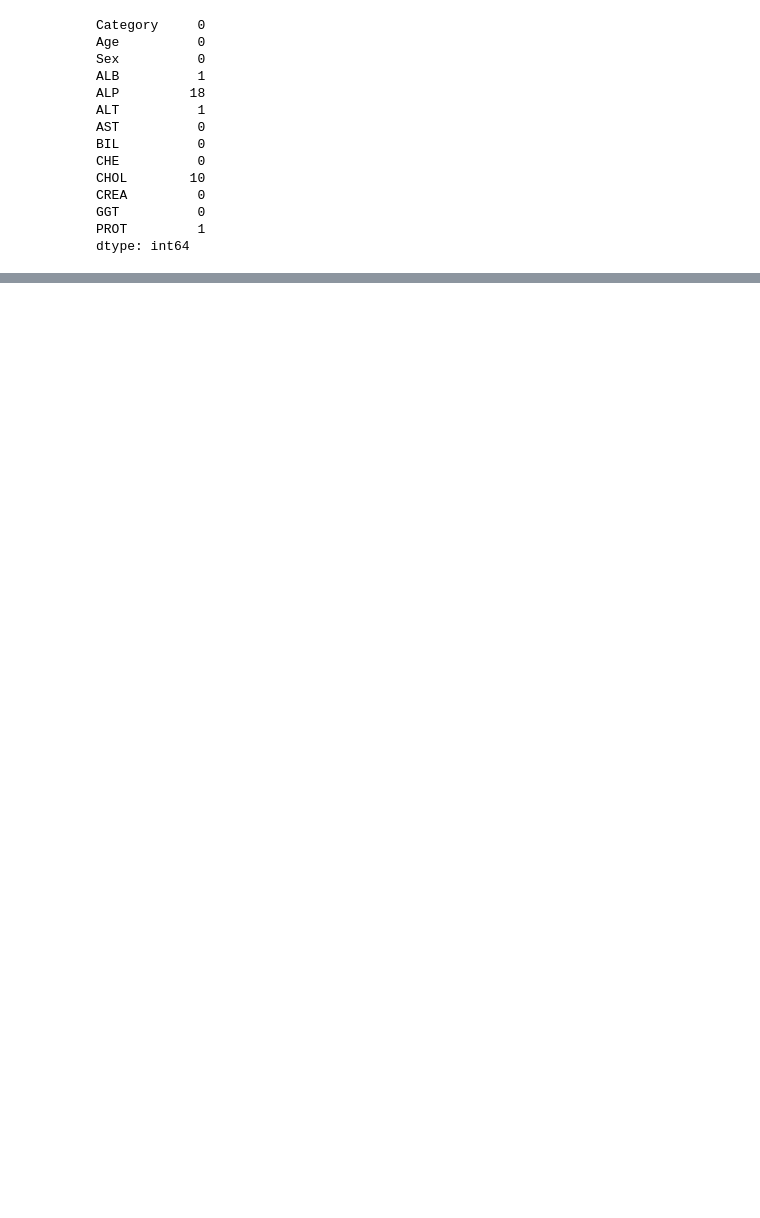
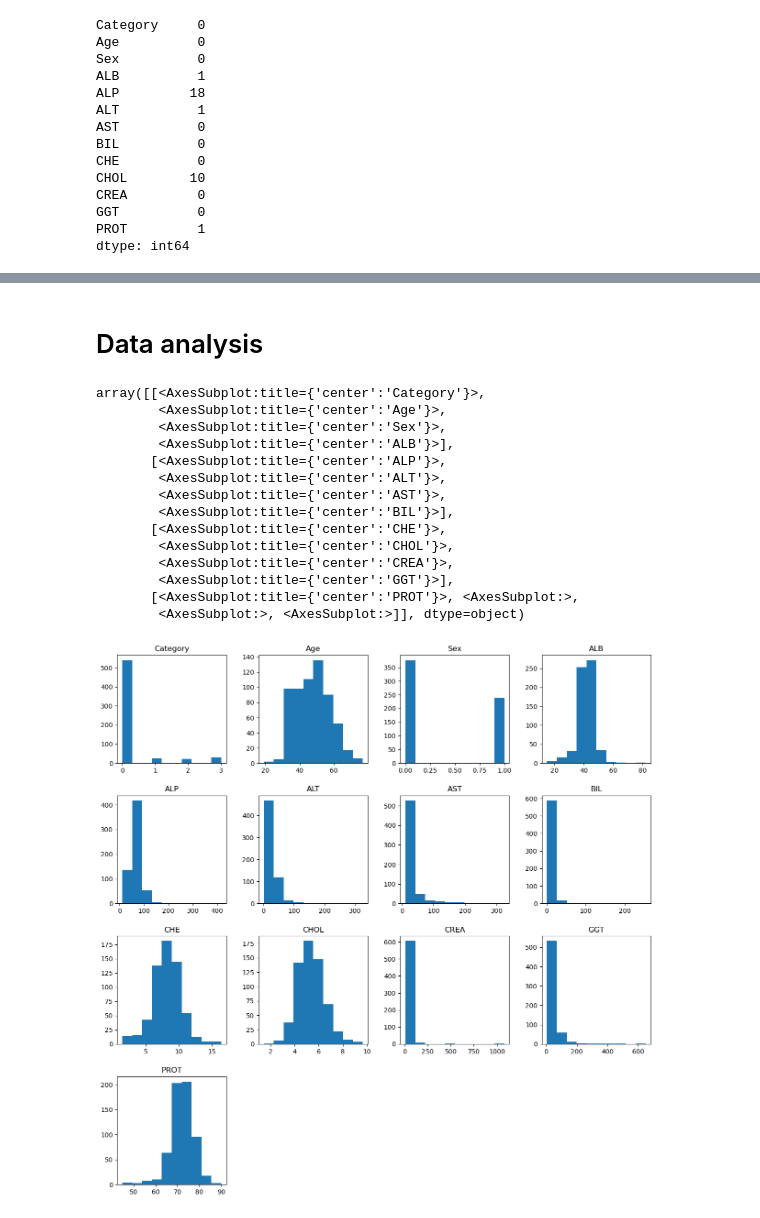
Before and after one commit to winggs7/DataMiningProject, a Jupyter notebook: Preprocessing/hepatitisc.ipynb, the cells around one changed output, grey strips where cells are left out. Cells and saved outputs as stored; diff of their text form; code cells hidden in the pictures; blank space fills up the shorter version.

```diff
--- a/Preprocessing/hepatitisc.ipynb
+++ b/Preprocessing/hepatitisc.ipynb
@@ -131,0 +147,20 @@ dtype: float64
+# %% [markdown]
+# Data analysis
+# %%
+data.hist(figsize = (15,15), grid = False)
+# %% [output]
+array([[<AxesSubplot:title={'center':'Category'}>,
+        <AxesSubplot:title={'center':'Age'}>,
+        <AxesSubplot:title={'center':'Sex'}>,
+        <AxesSubplot:title={'center':'ALB'}>],
+       [<AxesSubplot:title={'center':'ALP'}>,
+        <AxesSubplot:title={'center':'ALT'}>,
+        <AxesSubplot:title={'center':'AST'}>,
+        <AxesSubplot:title={'center':'BIL'}>],
+       [<AxesSubplot:title={'center':'CHE'}>,
+        <AxesSubplot:title={'center':'CHOL'}>,
+        <AxesSubplot:title={'center':'CREA'}>,
+        <AxesSubplot:title={'center':'GGT'}>],
+       [<AxesSubplot:title={'center':'PROT'}>, <AxesSubplot:>,
+        <AxesSubplot:>, <AxesSubplot:>]], dtype=object)
+[figure, added]
```
Also changed, not shown: parts of 44 cells of this notebook.
